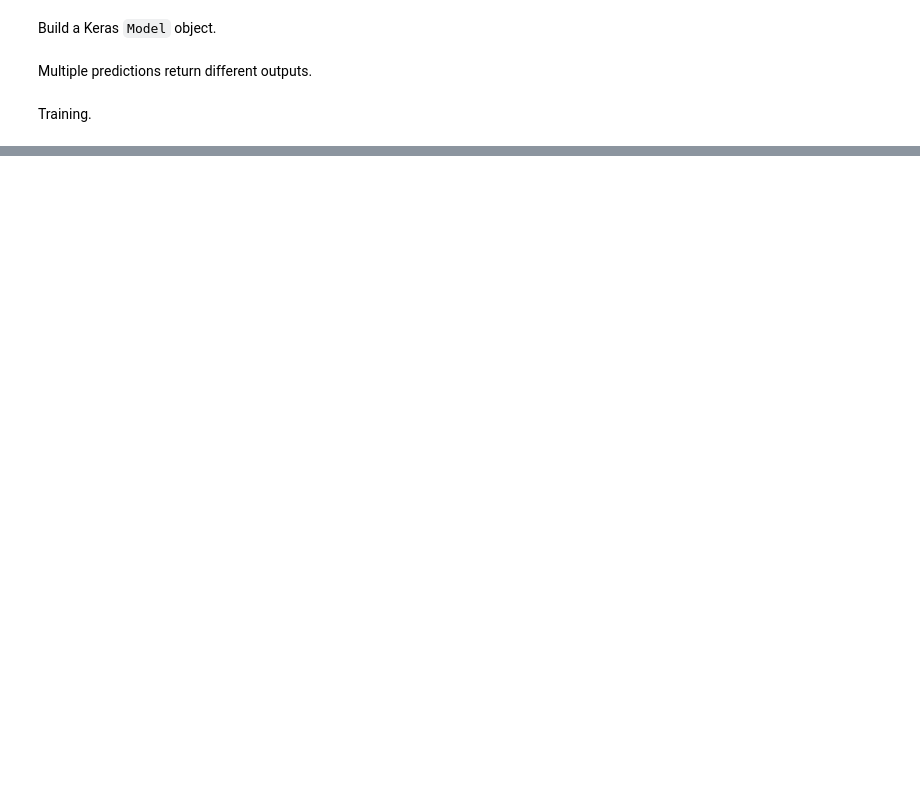
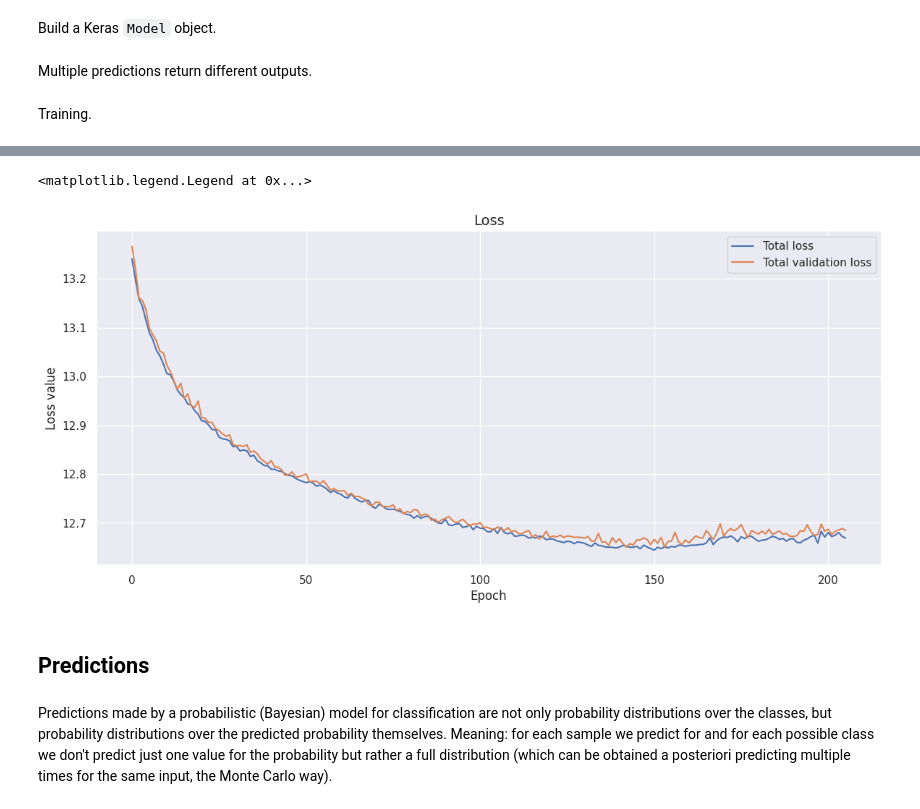
Before and after one commit to emanuele-moscato/bayesian-explorations, a Jupyter notebook: notebooks/bayesian_cnn.ipynb, the cells around one changed output, grey strips where cells are left out. Cells and saved outputs as stored; diff of their text form; code cells hidden in the pictures; blank space fills up the shorter version.

Commit message:
Update notebook on Bayesian CNNs

```diff
--- a/notebooks/bayesian_cnn.ipynb
+++ b/notebooks/bayesian_cnn.ipynb
@@ -379,13 +451,23 @@ bayesian_cnn_model.summary()
 # %%
-learning_rate = 1e-3
+learning_rate = 1e-4
 
-optimizer = tf.keras.optimizers.Adam(learning_rate=learning_rate)  # Previously tried SGD.
+optimizer = tf.keras.optimizers.SGD(
+    learning_rate=learning_rate,
+    momentum=0.9
+)
 
 bayesian_cnn_model.compile(
     loss='categorical_crossentropy',
     optimizer=optimizer,
     metrics=['accuracy']
 )
+
+training_history = {
+    'loss':[],
+    'val_loss': [],
+    'accuracy':[],
+    'val_accuracy': []
+}
 # %%
 K.set_value(bayesian_cnn_model.optimizer.lr, 1e-5)
 
@@ -398,6 +482,6 @@ history = bayesian_cnn_model.fit(
     y_train,
     validation_data=(x_val, y_val),
     epochs=epochs,
-    batch_size=x_train.shape[0],
+    batch_size=1024,
     callbacks=[backup_callback]
 )
@@ -404,15 +507,32 @@ history = bayesian_cnn_model.fit(
+# %%
+for k in bayesian_cnn_model.history.history.keys():
+    training_history[k] += bayesian_cnn_model.history.history[k]
 # %%
 # Loss history
 fig = plt.figure(figsize=(14, 6))
 
 sns.lineplot(
-    x=range(len(history.history['loss'])),
-    y=history.history['loss'],
-    label='Total',
-    color=sns.color_palette()[0]
+    x=range(len(training_history['loss'])),
+    y=training_history['loss'],
+    color=sns.color_palette()[0],
+    label='Total loss'
 )
 
-plt.title('Training loss', fontsize=14)
+sns.lineplot(
+    x=range(len(training_history['val_loss'])),
+    y=training_history['val_loss'],
+    color=sns.color_palette()[1],
+    label='Total validation loss'
+)
+
+plt.title('Loss', fontsize=14)
 plt.xlabel('Epoch')
 plt.ylabel('Loss value')
 plt.legend()
+# %% [output]
+<matplotlib.legend.Legend at 0x...>
+[figure, added]
+# %% [markdown]
+## Predictions
+# %% [markdown]
+Predictions made by a probabilistic (Bayesian) model for classification are not only probability distributions over the classes, but probability distributions over the predicted probability themselves. Meaning: for each sample we predict for and for each possible class we don't predict just one value for the probability but rather a full distribution (which can be obtained a posteriori predicting multiple times for the same input, the Monte Carlo way).
```
Also changed, not shown: parts of 15 cells of this notebook.
